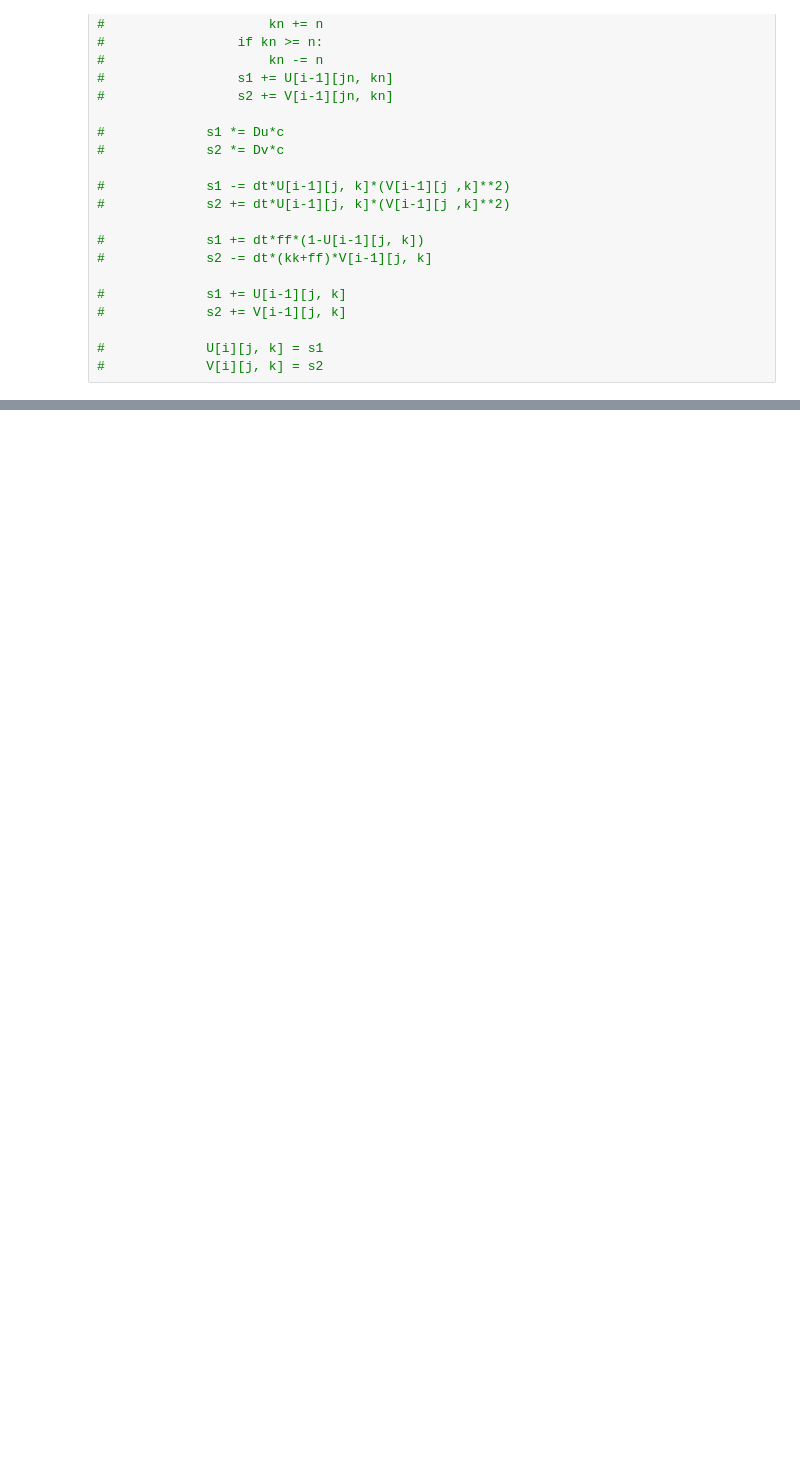
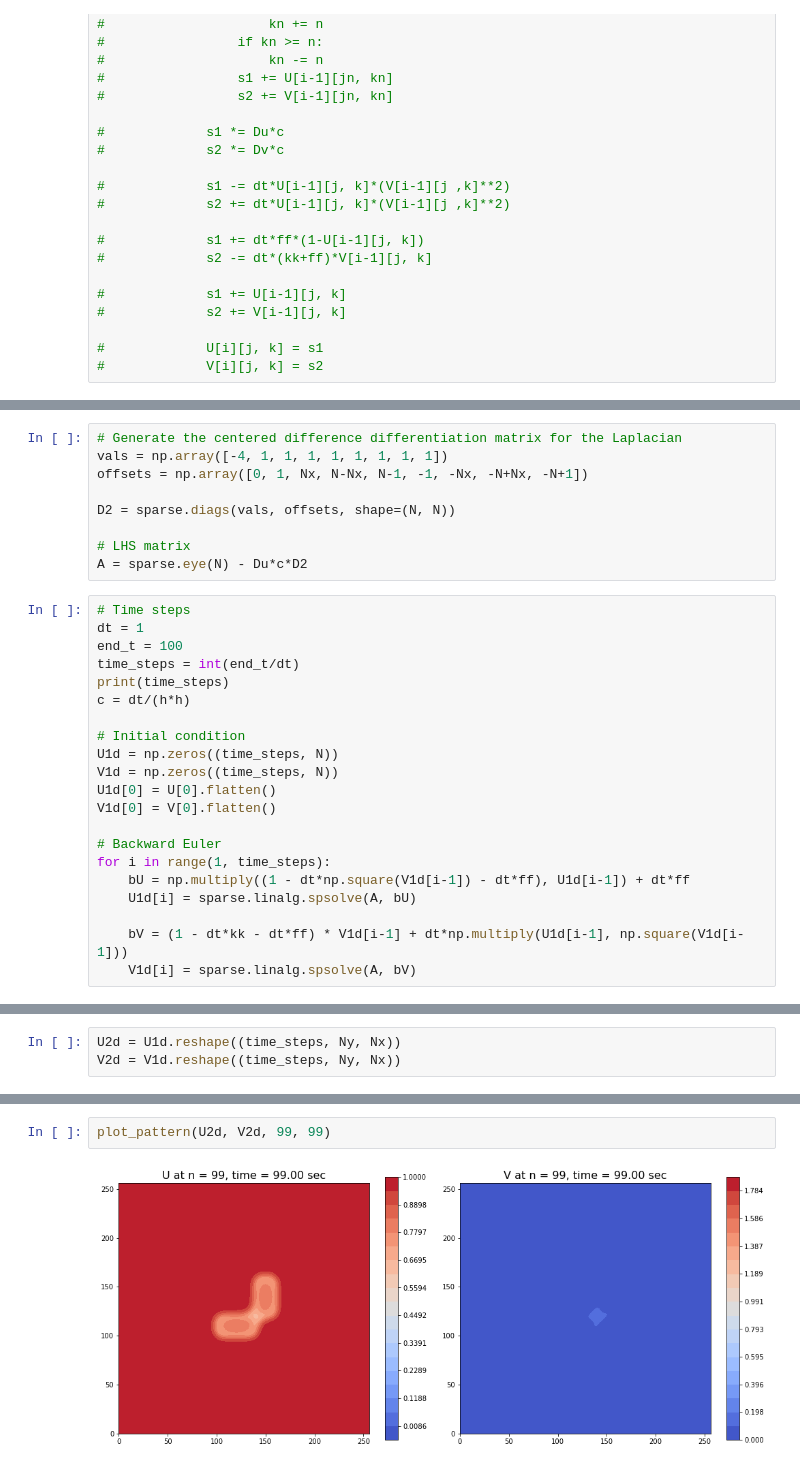
Before and after one commit to JasmineeeeeTONG/AM205_project_report, a Jupyter notebook: Reaction_Diffustion_for_Pattern_Formation.ipynb, the cells around one changed output, grey strips where cells are left out. Cells and saved outputs as stored; diff of their text form; blank space fills up the shorter version.

Commit message:
implemented backward method

```diff
--- a/Reaction_Diffustion_for_Pattern_Formation.ipynb
+++ b/Reaction_Diffustion_for_Pattern_Formation.ipynb
@@ -247,0 +235,30 @@ print(np.roll(x2, 1, axis=0))
+# %%
+# Generate the centered difference differentiation matrix for the Laplacian
+vals = np.array([-4, 1, 1, 1, 1, 1, 1, 1, 1])
+offsets = np.array([0, 1, Nx, N-Nx, N-1, -1, -Nx, -N+Nx, -N+1])
+
+D2 = sparse.diags(vals, offsets, shape=(N, N))
+
+# LHS matrix
+A = sparse.eye(N) - Du*c*D2
+# %%
+# Time steps
+dt = 1
+end_t = 100
+time_steps = int(end_t/dt)
+print(time_steps)
+c = dt/(h*h)
+
+# Initial condition
+U1d = np.zeros((time_steps, N))
+V1d = np.zeros((time_steps, N))
+U1d[0] = U[0].flatten()
+V1d[0] = V[0].flatten()
+
+# Backward Euler
+for i in range(1, time_steps):
+    bU = np.multiply((1 - dt*np.square(V1d[i-1]) - dt*ff), U1d[i-1]) + dt*ff
+    U1d[i] = sparse.linalg.spsolve(A, bU)
+
+    bV = (1 - dt*kk - dt*ff) * V1d[i-1] + dt*np.multiply(U1d[i-1], np.square(V1d[i-1]))
+    V1d[i] = sparse.linalg.spsolve(A, bV)
@@ -247,0 +267,3 @@ print(np.roll(x2, 1, axis=0))
+# %%
+U2d = U1d.reshape((time_steps, Ny, Nx))
+V2d = V1d.reshape((time_steps, Ny, Nx))
@@ -247,0 +283,4 @@ print(np.roll(x2, 1, axis=0))
+# %%
+plot_pattern(U2d, V2d, 99, 99)
+# %% [output]
+[figure, added]
```
Also changed, not shown: parts of 23 cells of this notebook.
